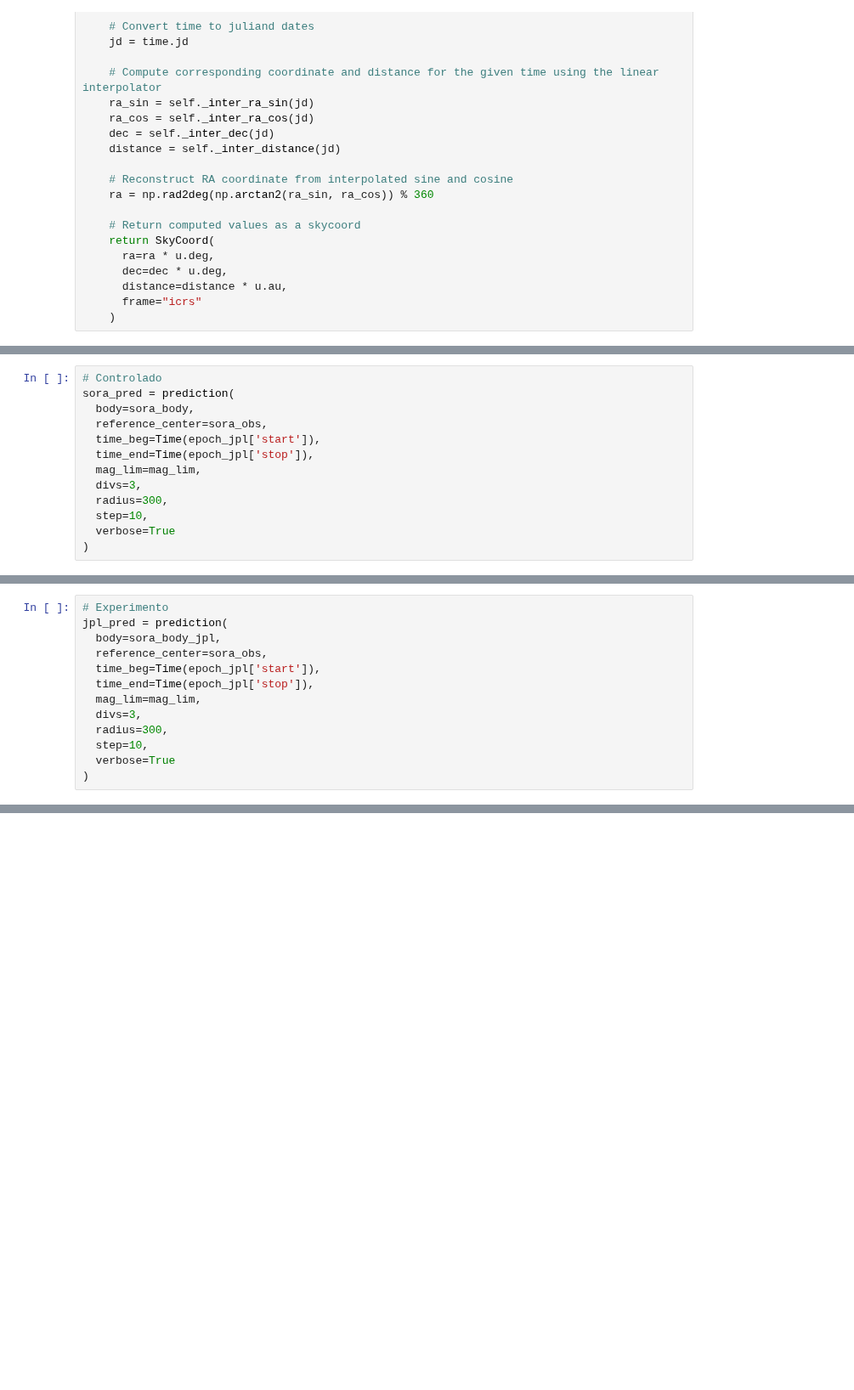
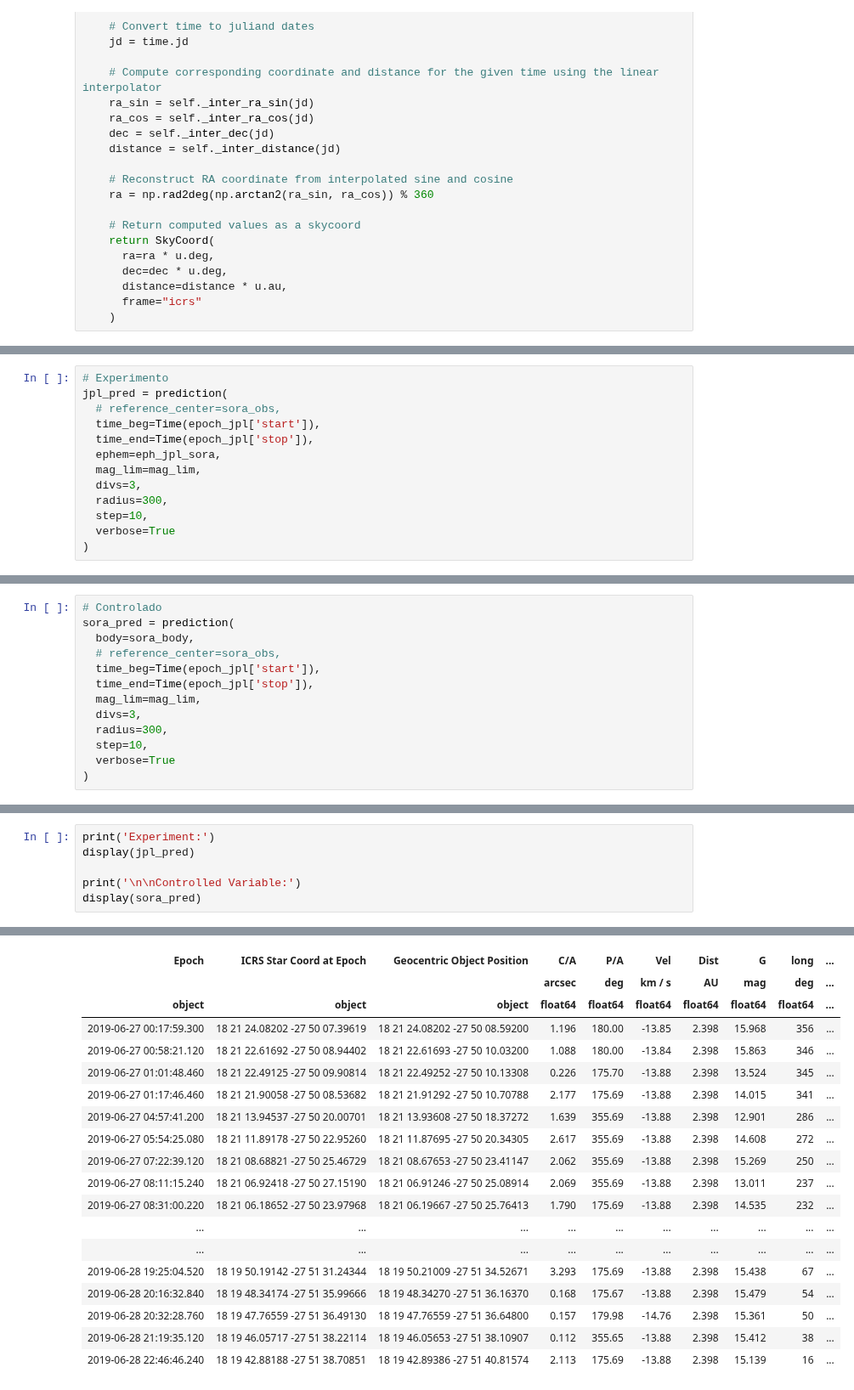
Before and after one commit to AndresSB3/stellar-occultation-prediction, a Jupyter notebook: notebooks/query_to_sora.ipynb, the cells around one changed output, grey strips where cells are left out. Shown at 85% size. Cells and saved outputs as stored; diff of their text form; blank space fills up the shorter version.

Commit message:
Verified if EphemTable allowed for prediction in SORA (success)

```diff
--- a/notebooks/query_to_sora.ipynb
+++ b/notebooks/query_to_sora.ipynb
@@ -192,0 +194,13 @@ ValueError: Cannot set "ephem" with <class '__main__.EphemTable'>. Allowed types
+# %%
+# Experimento
+jpl_pred = prediction(
+  # reference_center=sora_obs,
+  time_beg=Time(epoch_jpl['start']),
+  time_end=Time(epoch_jpl['stop']),
+  ephem=eph_jpl_sora,
+  mag_lim=mag_lim,
+  divs=3,
+  radius=300,
+  step=10,
+  verbose=True
+)
@@ -194,7 +226,7 @@ ValueError: Cannot set "ephem" with <class '__main__.EphemTable'>. Allowed types
 # Controlado
 sora_pred = prediction(
   body=sora_body,
-  reference_center=sora_obs,
+  # reference_center=sora_obs,
   time_beg=Time(epoch_jpl['start']),
   time_end=Time(epoch_jpl['stop']),
   mag_lim=mag_lim,
@@ -224,13 +255,0 @@ Identifying occultations ...
-# %%
-# Experimento
-jpl_pred = prediction(
-  body=sora_body_jpl,
-  reference_center=sora_obs,
-  time_beg=Time(epoch_jpl['start']),
-  time_end=Time(epoch_jpl['stop']),
-  mag_lim=mag_lim,
-  divs=3,
-  radius=300,
-  step=10,
-  verbose=True
-)
@@ -306,0 +256,7 @@ for i, line in enumerate(source.splitlines(), 1):
+# %%
+print('Experiment:')
+display(jpl_pred)
+
+print('\n\nControlled Variable:')
+display(sora_pred)
+# %% [output]
@@ -306,0 +265,19 @@ for i, line in enumerate(source.splitlines(), 1):
+| Epoch | ICRS Star Coord at Epoch | Geocentric Object Position | C/A | P/A | Vel | Dist | G | long | ... |
+|  |  |  | arcsec | deg | km / s | AU | mag | deg | ... |
+| object | object | object | float64 | float64 | float64 | float64 | float64 | float64 | ... |
+| 2019-06-27 00:17:59.300 | 18 21 24.08202 -27 50 07.39619 | 18 21 24.08202 -27 50 08.59200 | 1.196 | 180.00 | -13.85 | 2.398 | 15.968 | 356 | ... |
+| 2019-06-27 00:58:21.120 | 18 21 22.61692 -27 50 08.94402 | 18 21 22.61693 -27 50 10.03200 | 1.088 | 180.00 | -13.84 | 2.398 | 15.863 | 346 | ... |
+| 2019-06-27 01:01:48.460 | 18 21 22.49125 -27 50 09.90814 | 18 21 22.49252 -27 50 10.13308 | 0.226 | 175.70 | -13.88 | 2.398 | 13.524 | 345 | ... |
+| 2019-06-27 01:17:46.460 | 18 21 21.90058 -27 50 08.53682 | 18 21 21.91292 -27 50 10.70788 | 2.177 | 175.69 | -13.88 | 2.398 | 14.015 | 341 | ... |
+| 2019-06-27 04:57:41.200 | 18 21 13.94537 -27 50 20.00701 | 18 21 13.93608 -27 50 18.37272 | 1.639 | 355.69 | -13.88 | 2.398 | 12.901 | 286 | ... |
+| 2019-06-27 05:54:25.080 | 18 21 11.89178 -27 50 22.95260 | 18 21 11.87695 -27 50 20.34305 | 2.617 | 355.69 | -13.88 | 2.398 | 14.608 | 272 | ... |
+| 2019-06-27 07:22:39.120 | 18 21 08.68821 -27 50 25.46729 | 18 21 08.67653 -27 50 23.41147 | 2.062 | 355.69 | -13.88 | 2.398 | 15.269 | 250 | ... |
+| 2019-06-27 08:11:15.240 | 18 21 06.92418 -27 50 27.15190 | 18 21 06.91246 -27 50 25.08914 | 2.069 | 355.69 | -13.88 | 2.398 | 13.011 | 237 | ... |
+| 2019-06-27 08:31:00.220 | 18 21 06.18652 -27 50 23.97968 | 18 21 06.19667 -27 50 25.76413 | 1.790 | 175.69 | -13.88 | 2.398 | 14.535 | 232 | ... |
+| ... | ... | ... | ... | ... | ... | ... | ... | ... | ... |
+| ... | ... | ... | ... | ... | ... | ... | ... | ... | ... |
+| 2019-06-28 19:25:04.520 | 18 19 50.19142 -27 51 31.24344 | 18 19 50.21009 -27 51 34.52671 | 3.293 | 175.69 | -13.88 | 2.398 | 15.438 | 67 | ... |
+| 2019-06-28 20:16:32.840 | 18 19 48.34174 -27 51 35.99666 | 18 19 48.34270 -27 51 36.16370 | 0.168 | 175.67 | -13.88 | 2.398 | 15.479 | 54 | ... |
+| 2019-06-28 20:32:28.760 | 18 19 47.76559 -27 51 36.49130 | 18 19 47.76559 -27 51 36.64800 | 0.157 | 179.98 | -14.76 | 2.398 | 15.361 | 50 | ... |
+| 2019-06-28 21:19:35.120 | 18 19 46.05717 -27 51 38.22114 | 18 19 46.05653 -27 51 38.10907 | 0.112 | 355.65 | -13.88 | 2.398 | 15.412 | 38 | ... |
+| 2019-06-28 22:46:46.240 | 18 19 42.88188 -27 51 38.70851 | 18 19 42.89386 -27 51 40.81574 | 2.113 | 175.69 | -13.88 | 2.398 | 15.139 | 16 | ... |
```
Also changed, not shown: parts of 13 cells of this notebook, 1 other file.
